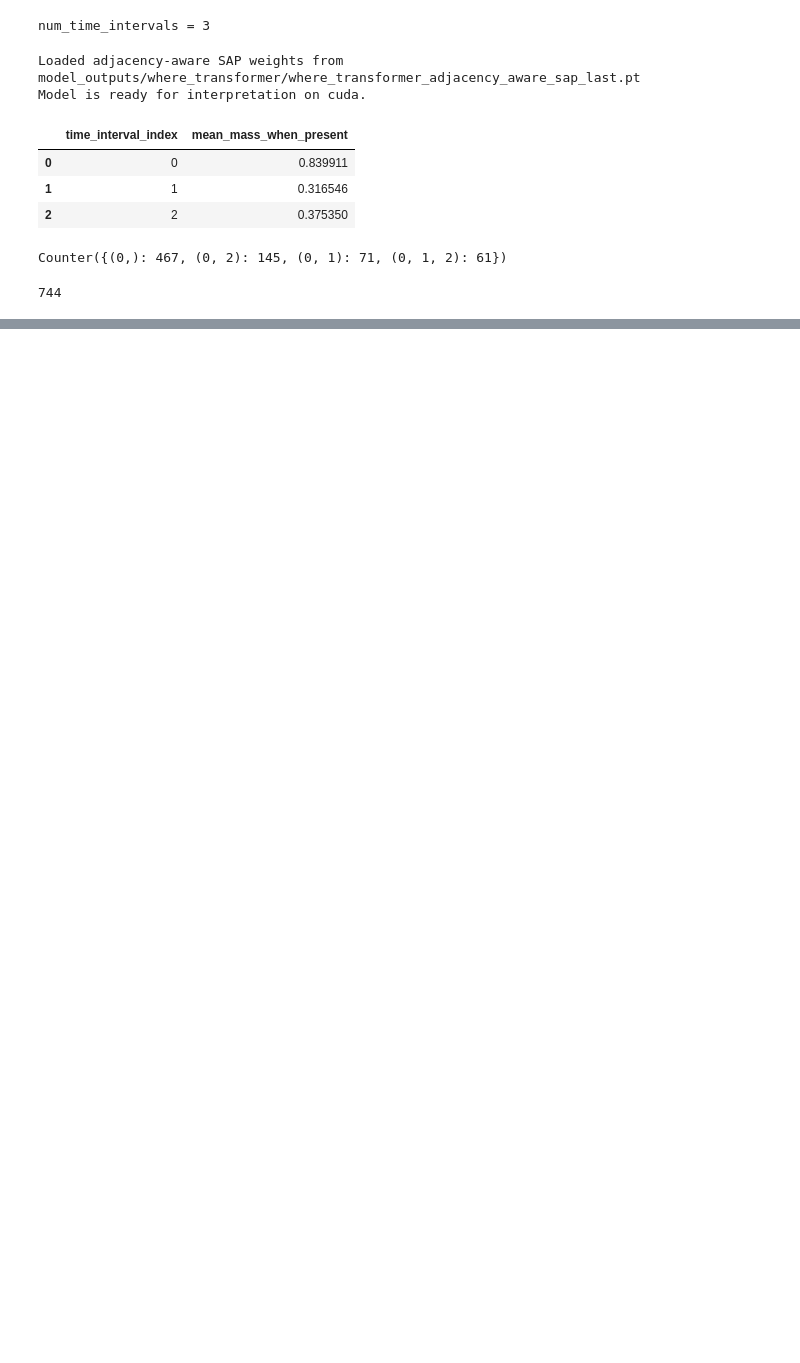
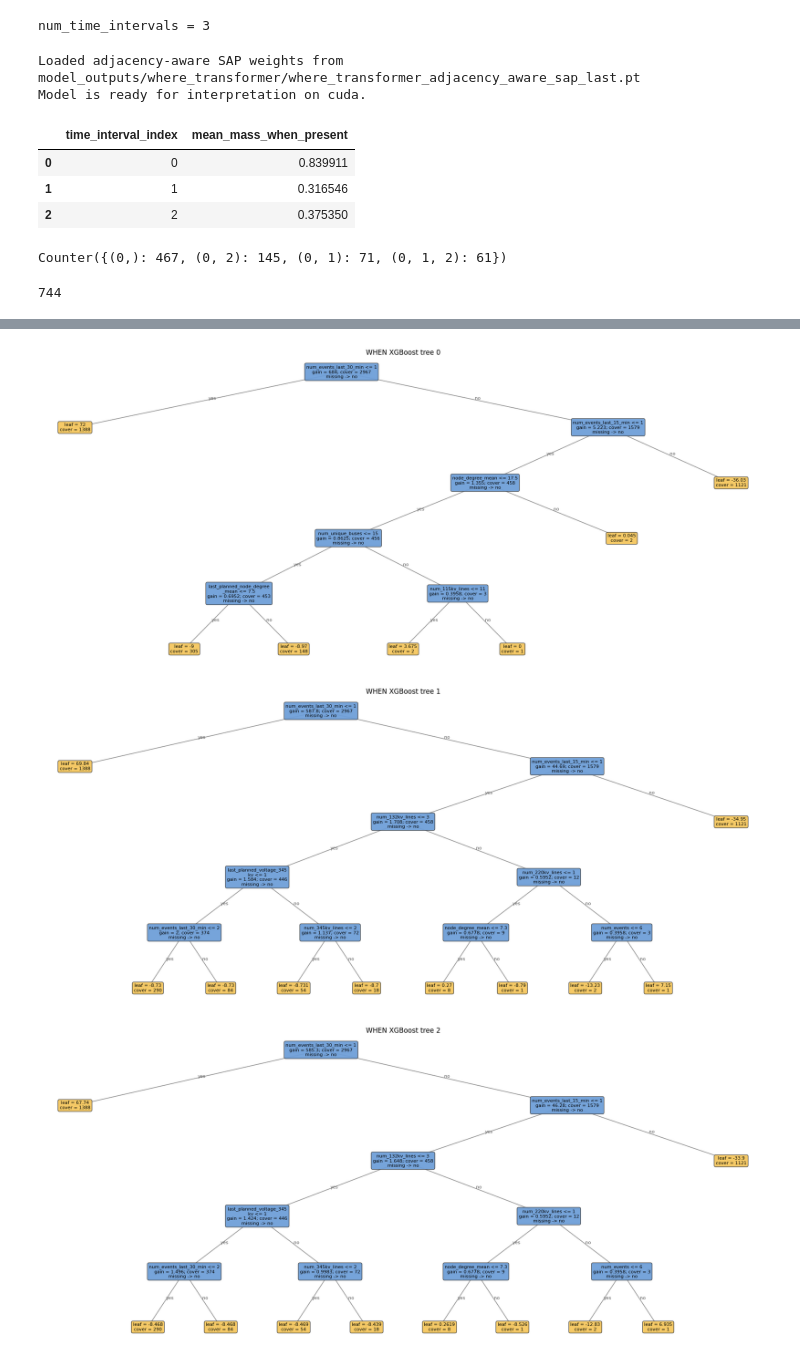
Before and after one commit to mohamad-hasan-sohan-ajini/predictive-maintenance, a Jupyter notebook: src/interpretability.ipynb, the cells around one changed output, grey strips where cells are left out. Cells and saved outputs as stored; diff of their text form; code cells hidden in the pictures; blank space fills up the shorter version.

Commit message:
Visualize trees + shap analysis

```diff
--- a/src/interpretability.ipynb
+++ b/src/interpretability.ipynb
@@ -495,0 +641,17 @@ display(
+# %%
+WHEN_TREE_INDICES = [0, 1, 2]
+
+for tree_index in WHEN_TREE_INDICES:
+    figure, axis = plt.subplots(figsize=(18, 8))
+    plot_xgboost_tree(when_booster, tree_index, ax=axis)
+    figure.tight_layout()
+    figure.savefig(
+        WHEN_INTERPRETABILITY_OUTPUT_DIR / f"xgboost_tree_{tree_index}.pdf",
+        dpi=300,
+        bbox_inches="tight",
+    )
+    plt.show()
+# %% [output]
+[figure, added]
+[figure, added]
+[figure, added]
```
Also changed, not shown: parts of 11 cells of this notebook.
